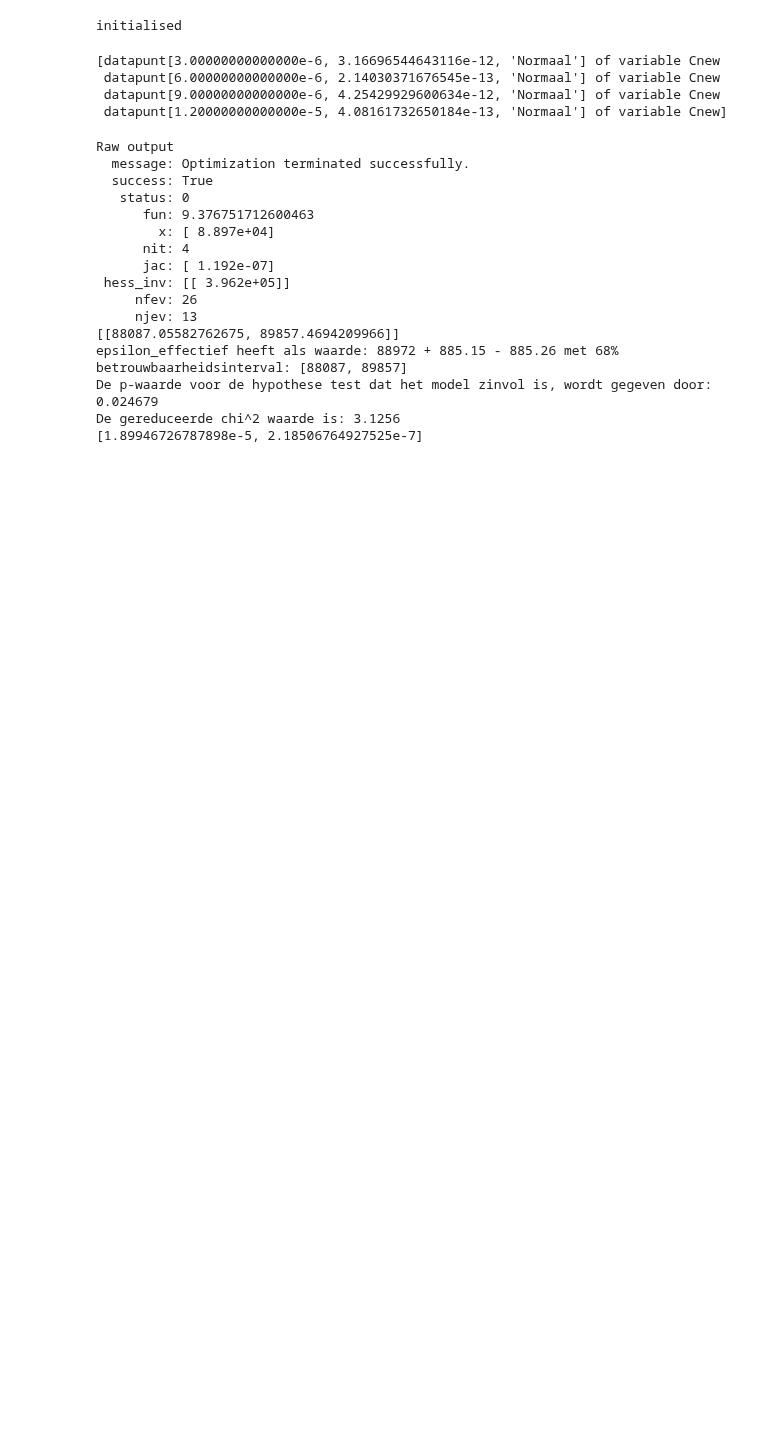
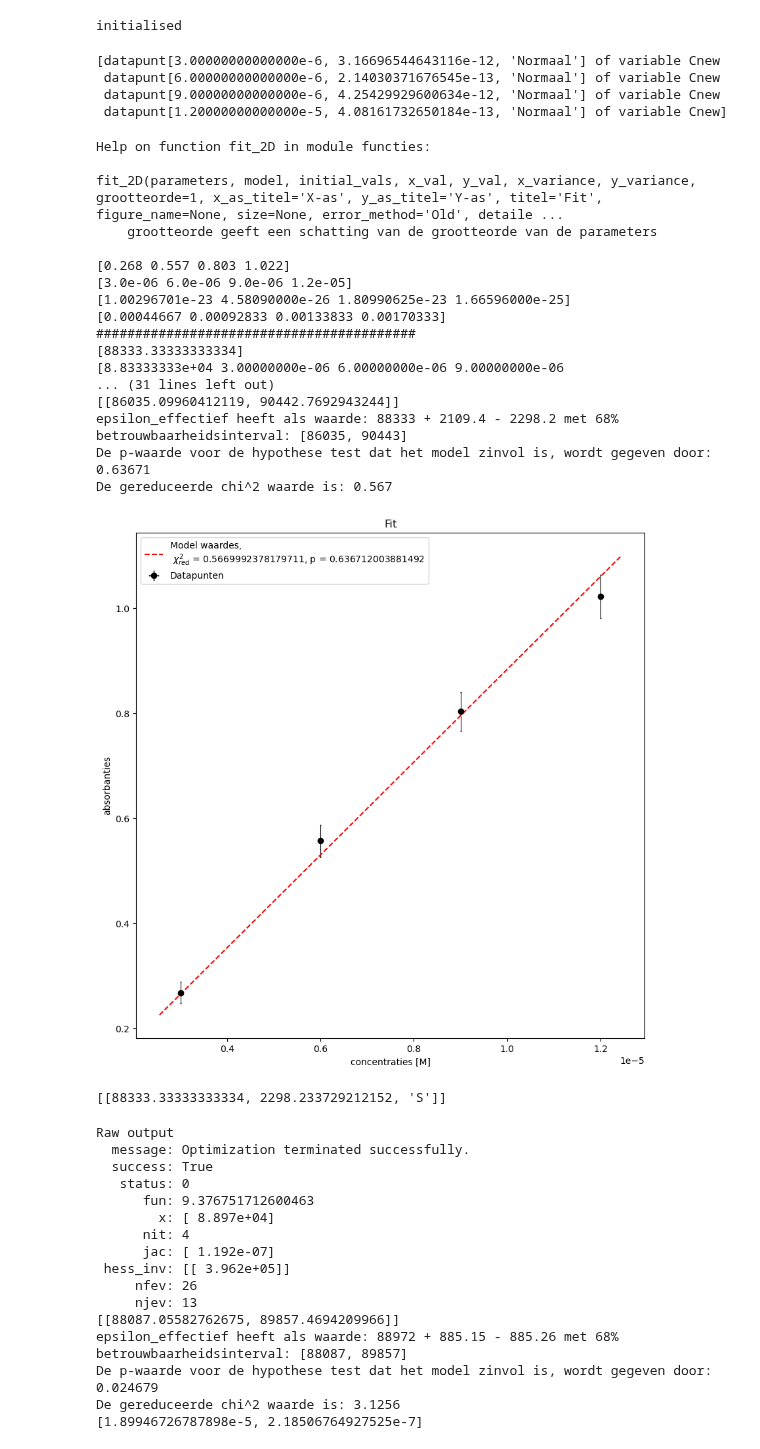
Before and after one commit to justlearning42/Experimentele_vscode, a Jupyter notebook: concentratie.ipynb, the cells around one changed output. Cells and saved outputs as stored; diff of their text form; code cells hidden in the pictures; blank space fills up the shorter version.

Commit message:
concentratie is geanalyseerd

```diff
--- a/concentratie.ipynb
+++ b/concentratie.ipynb
@@ -43,16 +43,44 @@ print(cnew)
 # %%
 def lineair(c, param):
     epsiloneff = param[0]
     return epsiloneff*c
 def initial_vals(x,y):
-    return [1]
-concentraties = np.array([cnew[i].get_val() for i in range(len(cnew))])
-fouten = np.array()
-absorbanties = np.array([0.268, 0.557, 0.803, 1.022]) #dimensieloos
-
-fouten = 0.02*absorbanties
+    return [1.06e5/1.2]
+concentraties = np.array([cnew[i].get_val() for i in range(len(cnew))],dtype = float)
+x_variantie = np.array([cnew[i].get_variance() for i in range(len(cnew))],dtype = float)
+absorbanties = np.array([0.268, 0.557, 0.803, 1.022],dtype = float) #dimensieloos
+parameter = ['epsilon_effectief']
+y_fouten = 0.02*absorbanties
+y_variantie = y_fouten/12
 
 absorbantie_onbekend = [1.690, 0.02*1.690, 'U']
+help(functies.fit_2D)
+print(absorbanties)
+print(concentraties)
+print(x_variantie)
+print(y_variantie)
+print('#########################################')
+functies.fit_2D(parameter, lineair, initial_vals, concentraties, absorbanties, x_variance=x_variantie, y_variance = y_variantie, x_as_titel = 'concentraties [M]', y_as_titel = 'absorbanties',detailed_logs=True)
+# %% [output]
+Help on function fit_2D in module functies:
+
+fit_2D(parameters, model, initial_vals, x_val, y_val, x_variance, y_variance, grootteorde=1, x_as_titel='X-as', y_as_titel='Y-as', titel='Fit', figure_name=None, size=None, error_method='Old', detaile ...
+    grootteorde geeft een schatting van de grootteorde van de parameters
+
+[0.268 0.557 0.803 1.022]
+[3.0e-06 6.0e-06 9.0e-06 1.2e-05]
+[1.00296701e-23 4.58090000e-26 1.80990625e-23 1.66596000e-25]
+[0.00044667 0.00092833 0.00133833 0.00170333]
+#########################################
+[88333.33333333334]
+[8.83333333e+04 3.00000000e-06 6.00000000e-06 9.00000000e-06
+... (31 lines left out)
+[[86035.09960412119, 90442.7692943244]]
+epsilon_effectief heeft als waarde: 88333 + 2109.4 - 2298.2 met 68% betrouwbaarheidsinterval: [86035, 90443]
+De p-waarde voor de hypothese test dat het model zinvol is, wordt gegeven door: 0.63671
+De gereduceerde chi^2 waarde is: 0.567
+[figure, added]
+[[88333.33333333334, 2298.233729212152, 'S']]
 # %%
 #fit het boeltje
 parameter = ['epsilon_effectief']
```
Also changed, not shown: 1 other file.
